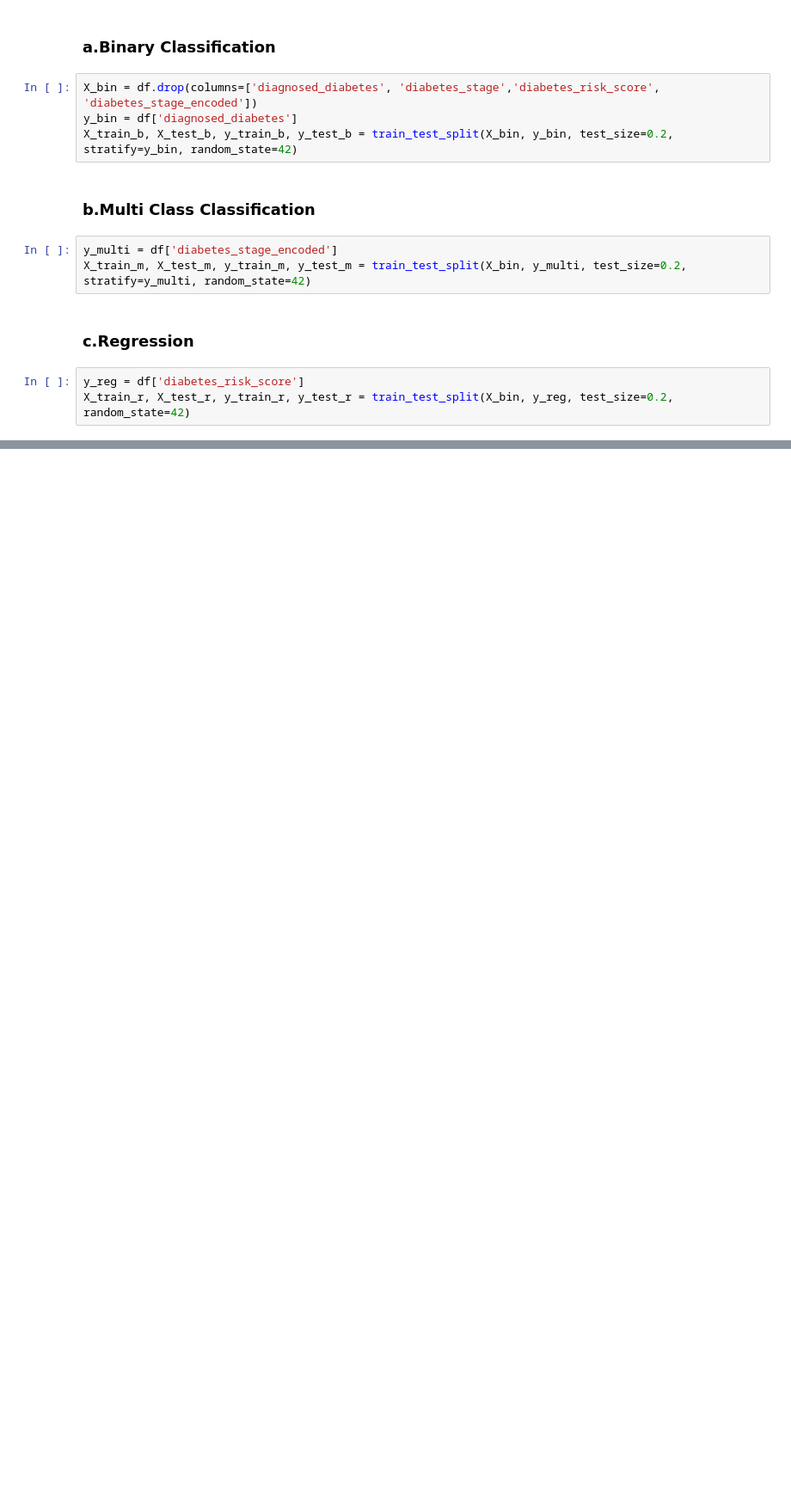
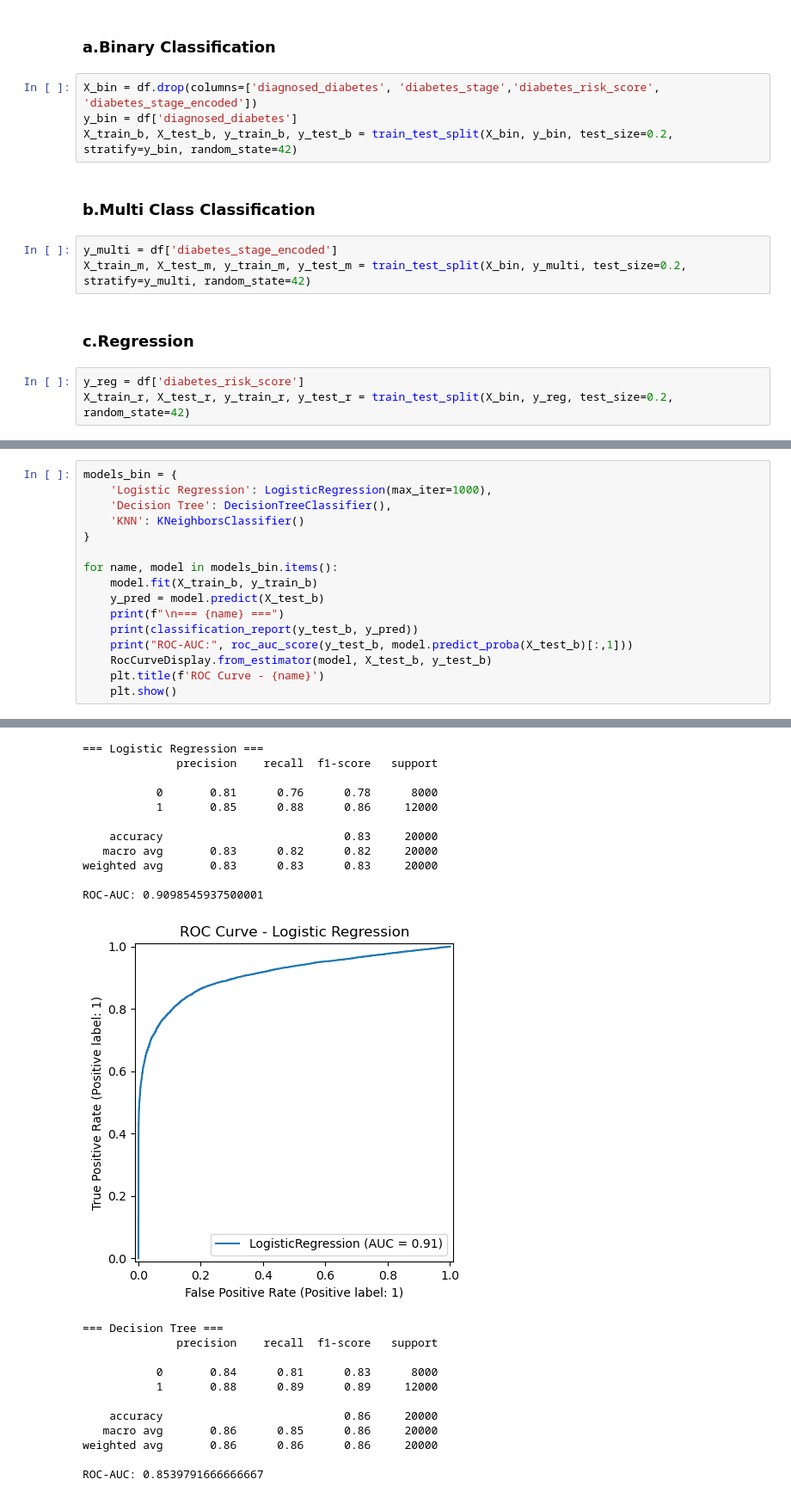
Before and after one commit to ALI-SHAHMEER/diabetes-health-indicators-ml, a Jupyter notebook: notebooks/main_analysis.ipynb, the cells around one changed output, grey strips where cells are left out. Shown at 86% size. Saved outputs shown, nothing was run; the diff lists cells and outputs as text; blank space fills up the shorter version.

Commit message:
Peforming model training and Evaluation

```diff
--- a/notebooks/main_analysis.ipynb
+++ b/notebooks/main_analysis.ipynb
@@ -255,0 +260,17 @@ X_train_r, X_test_r, y_train_r, y_test_r = train_test_split(X_bin, y_reg, test_s
+# %%
+models_bin = {
+    'Logistic Regression': LogisticRegression(max_iter=1000),
+    'Decision Tree': DecisionTreeClassifier(),
+    'KNN': KNeighborsClassifier()
+}
+
+for name, model in models_bin.items():
+    model.fit(X_train_b, y_train_b)
+    y_pred = model.predict(X_test_b)
+    print(f"\n=== {name} ===")
+    print(classification_report(y_test_b, y_pred))
+    print("ROC-AUC:", roc_auc_score(y_test_b, model.predict_proba(X_test_b)[:,1]))
+    RocCurveDisplay.from_estimator(model, X_test_b, y_test_b)
+    plt.title(f'ROC Curve - {name}')
+    plt.show()
+# %% [output]
@@ -255,0 +285,23 @@ X_train_r, X_test_r, y_train_r, y_test_r = train_test_split(X_bin, y_reg, test_s
+=== Logistic Regression ===
+              precision    recall  f1-score   support
+
+           0       0.81      0.76      0.78      8000
+           1       0.85      0.88      0.86     12000
+
+    accuracy                           0.83     20000
+   macro avg       0.83      0.82      0.82     20000
+weighted avg       0.83      0.83      0.83     20000
+
+ROC-AUC: 0.9098545937500001
+[figure, added]
+=== Decision Tree ===
+              precision    recall  f1-score   support
+
+           0       0.84      0.81      0.83      8000
+           1       0.88      0.89      0.89     12000
+
+    accuracy                           0.86     20000
+   macro avg       0.86      0.85      0.86     20000
+weighted avg       0.86      0.86      0.86     20000
+
+ROC-AUC: 0.8539791666666667
```
Also changed, not shown: parts of 9 cells of this notebook.
